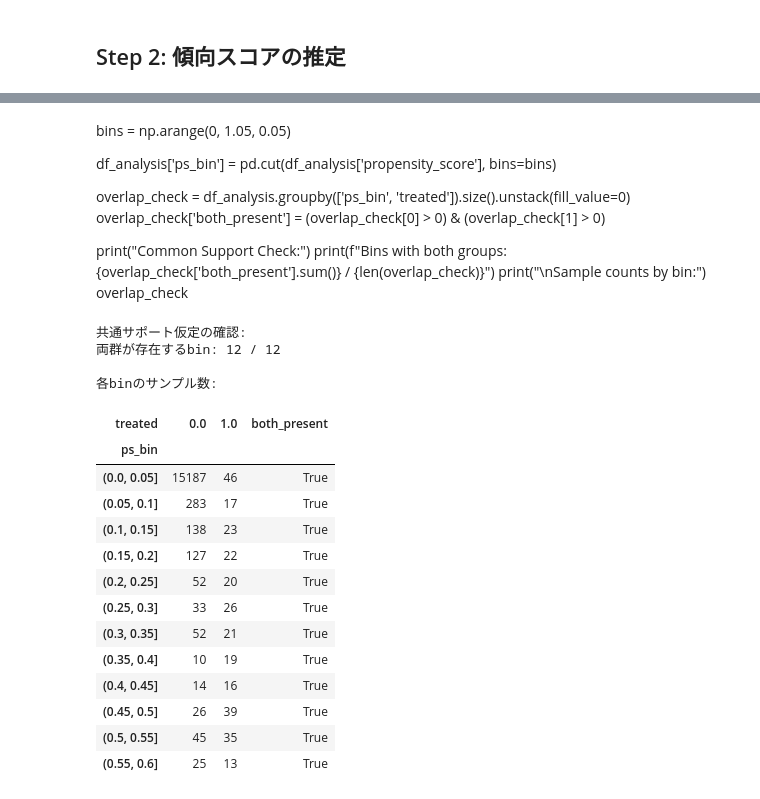
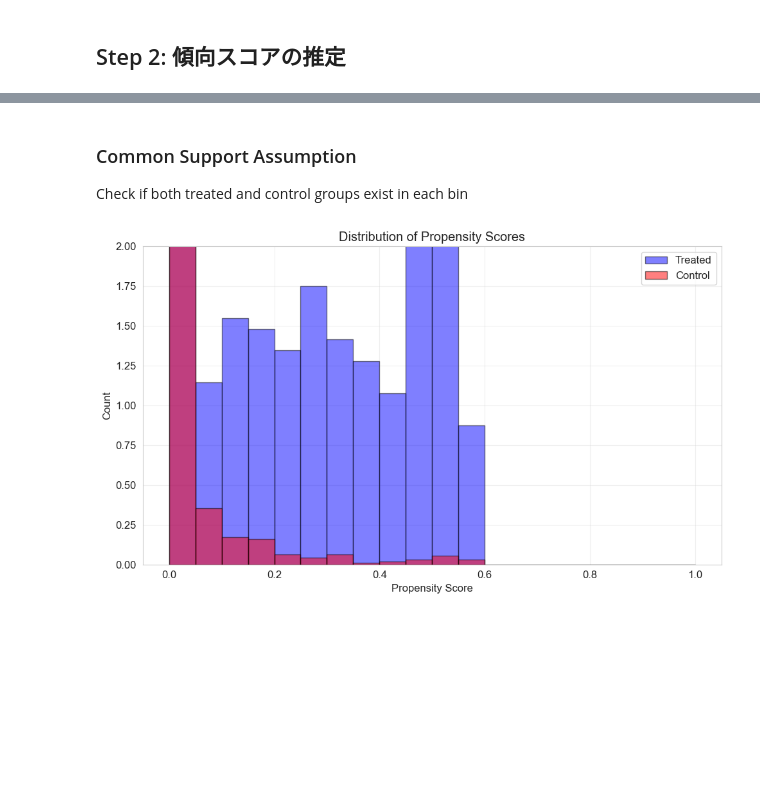
Before and after one commit to ogaken1104/market_modeling, a Jupyter notebook: src/analysis.ipynb, the cells around one changed output, grey strips where cells are left out. Drawn from its saved outputs; the diff is of its cells as text; code cells hidden in the pictures; blank space fills up the shorter version.

```diff
--- a/src/analysis.ipynb
+++ b/src/analysis.ipynb
@@ -170,3 +168,13 @@ The SMD values show that many covariates are imbalanced before adjustment (|SMD|
+# %%
+X = df_analysis[covariates]
+y = df_analysis['treated']
+
+model_ps = LogisticRegression(max_iter=1000, random_state=42)
+model_ps.fit(X, y)
+
+df_analysis['propensity_score'] = model_ps.predict_proba(X)[:, 1]
+
+df_analysis[['treated', 'propensity_score']].head(10)
 # %%
 print("Summary statistics of propensity scores:")
 df_analysis.groupby('treated')['propensity_score'].describe()
@@ -184,61 +201,26 @@ df_analysis.groupby('treated')['propensity_score'].describe()
+# %% [markdown]
+### Common Support Assumption
+
+Check if both treated and control groups exist in each bin
 # %%
 fig, ax = plt.subplots(figsize=(10, 6))
 
 bins = np.arange(0, 1.05, 0.05)
 
 ax.hist(df_analysis[df_analysis['treated'] == 1]['propensity_score'],
-        bins=bins, alpha=0.5, label='Treated', color='blue', edgecolor='black')
+        bins=bins, alpha=0.5, label='Treated', color='blue', edgecolor='black', density=True)
 ax.hist(df_analysis[df_analysis['treated'] == 0]['propensity_score'],
-        bins=bins, alpha=0.5, label='Control', color='red', edgecolor='black')
+        bins=bins, alpha=0.5, label='Control', color='red', edgecolor='black', density=True)
 
 ax.set_xlabel('Propensity Score')
 ax.set_ylabel('Count')
 ax.set_title('Distribution of Propensity Scores')
 ax.legend()
 ax.grid(alpha=0.3)
+ax.set_ylim(None, 2)
+
 
 plt.tight_layout()
 plt.show()
+# %% [output]
+[figure, added]
-# %% [markdown]
-bins = np.arange(0, 1.05, 0.05)
-
-df_analysis['ps_bin'] = pd.cut(df_analysis['propensity_score'], bins=bins)
-
-overlap_check = df_analysis.groupby(['ps_bin', 'treated']).size().unstack(fill_value=0)
-overlap_check['both_present'] = (overlap_check[0] > 0) & (overlap_check[1] > 0)
-
-print("Common Support Check:")
-print(f"Bins with both groups: {overlap_check['both_present'].sum()} / {len(overlap_check)}")
-print("\nSample counts by bin:")
-overlap_check
-# %%
-bins = np.arange(0, 1.05, 0.05)
-
-df_analysis['ps_bin'] = pd.cut(df_analysis['propensity_score'], bins=bins)
-
-overlap_check = df_analysis.groupby(['ps_bin', 'treated']).size().unstack(fill_value=0)
-overlap_check['both_present'] = (overlap_check[0] > 0) & (overlap_check[1] > 0)
-
-print("共通サポート仮定の確認:")
-print(f"両群が存在するbin: {overlap_check['both_present'].sum()} / {len(overlap_check)}")
-print("\n各binのサンプル数:")
-overlap_check
-# %% [output]
-共通サポート仮定の確認:
-両群が存在するbin: 12 / 12
-
-各binのサンプル数:
-| treated | 0.0 | 1.0 | both_present |
-| ps_bin |  |  |  |
-| (0.0, 0.05] | 15187 | 46 | True |
-| (0.05, 0.1] | 283 | 17 | True |
-| (0.1, 0.15] | 138 | 23 | True |
-| (0.15, 0.2] | 127 | 22 | True |
-| (0.2, 0.25] | 52 | 20 | True |
-| (0.25, 0.3] | 33 | 26 | True |
-| (0.3, 0.35] | 52 | 21 | True |
-| (0.35, 0.4] | 10 | 19 | True |
-| (0.4, 0.45] | 14 | 16 | True |
-| (0.45, 0.5] | 26 | 39 | True |
-| (0.5, 0.55] | 45 | 35 | True |
-| (0.55, 0.6] | 25 | 13 | True |
```
Also changed, not shown: parts of 5 cells of this notebook.
